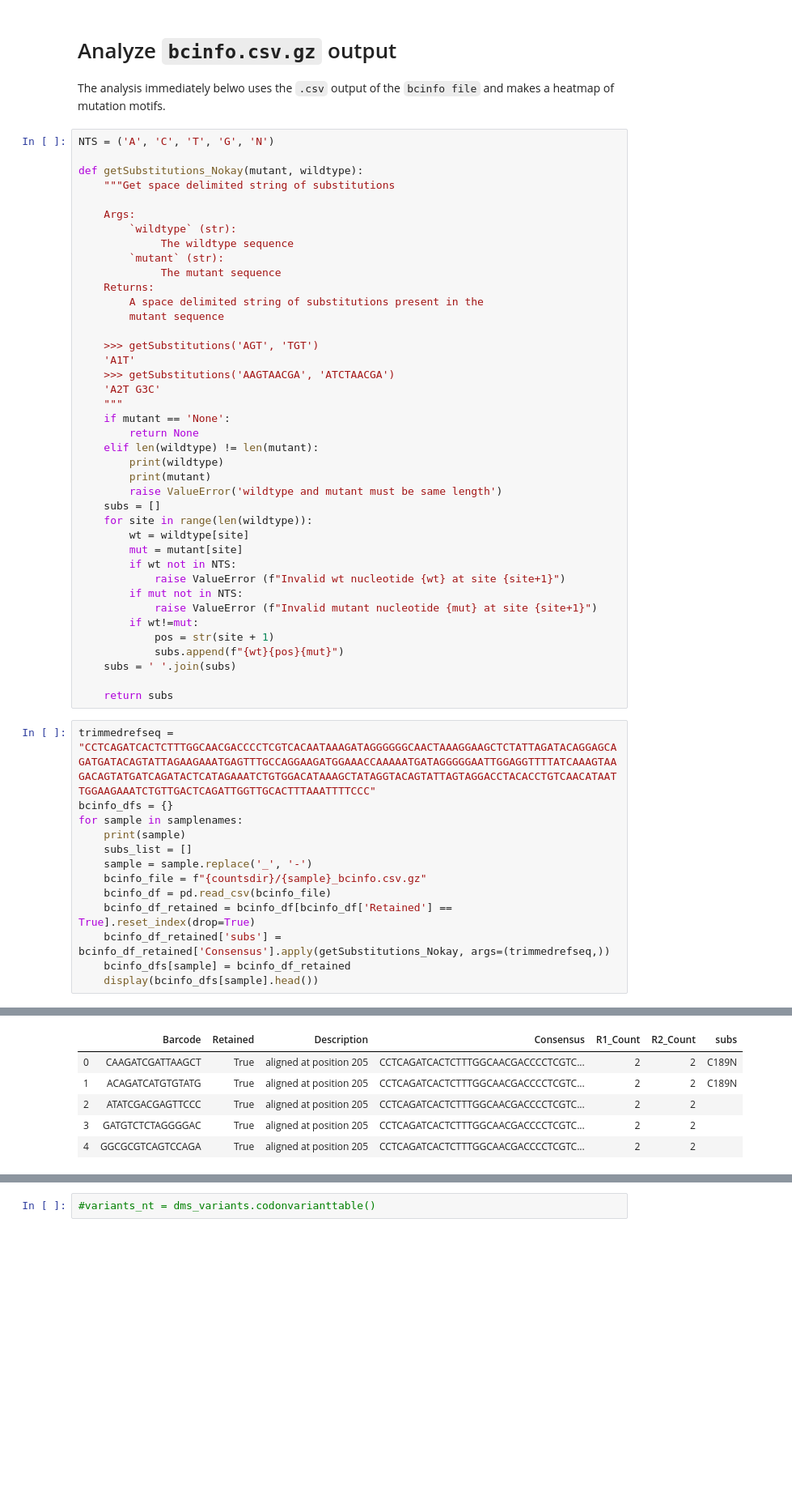
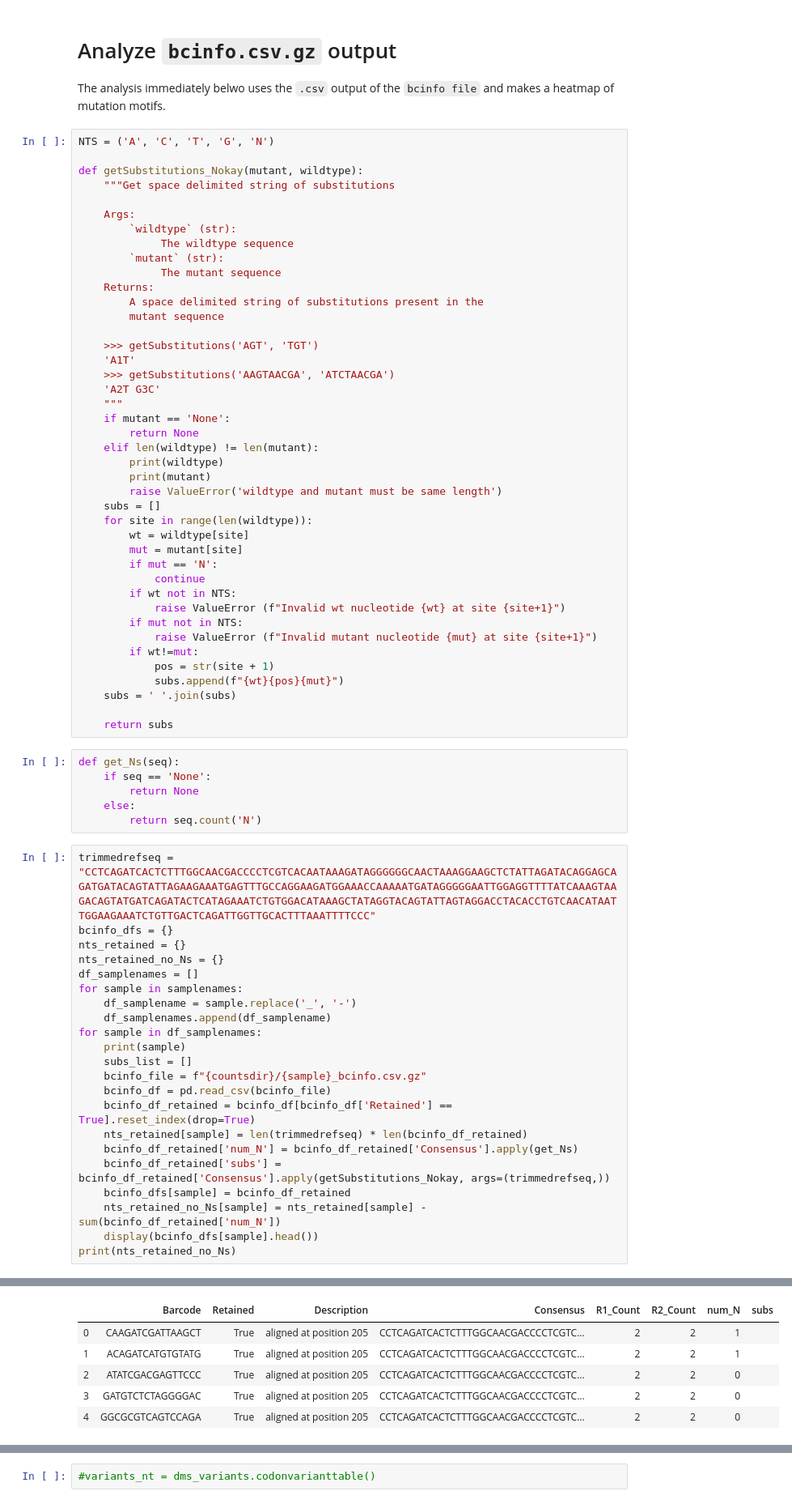
Before and after one commit to jbloomlab/SuperRestrictionFactor_Hypermutation, a Jupyter notebook: analysis_notebook.ipynb, the cells around one changed output, grey strips where cells are left out. Shown at 81% size. Drawn from its saved outputs; the diff is of its cells as text; blank space fills up the shorter version.

```diff
--- a/analysis_notebook.ipynb
+++ b/analysis_notebook.ipynb
@@ -334,6 +334,8 @@ def getSubstitutions_Nokay(mutant, wildtype):
     for site in range(len(wildtype)):
         wt = wildtype[site]
         mut = mutant[site]
+        if mut == 'N':
+            continue
         if wt not in NTS:
             raise ValueError (f"Invalid wt nucleotide {wt} at site {site+1}")
         if mut not in NTS:
@@ -344,4 +346,10 @@ def getSubstitutions_Nokay(mutant, wildtype):
     subs = ' '.join(subs)
 
     return subs
+# %%
+def get_Ns(seq):
+    if seq == 'None':
+        return None
+    else:
+        return seq.count('N')
 # %%
@@ -349,19 +357,28 @@ trimmedrefseq = "CCTCAGATCACTCTTTGGCAACGACCCCTCGTCACAATAAAGATAGGGGGGCAACTAAAGGAA
 bcinfo_dfs = {}
+nts_retained = {}
+nts_retained_no_Ns = {}
+df_samplenames = []
 for sample in samplenames:
+    df_samplename = sample.replace('_', '-')
+    df_samplenames.append(df_samplename)
+for sample in df_samplenames:
     print(sample)
     subs_list = []
-    sample = sample.replace('_', '-')
     bcinfo_file = f"{countsdir}/{sample}_bcinfo.csv.gz"
     bcinfo_df = pd.read_csv(bcinfo_file)
     bcinfo_df_retained = bcinfo_df[bcinfo_df['Retained'] == True].reset_index(drop=True)
+    nts_retained[sample] = len(trimmedrefseq) * len(bcinfo_df_retained)
+    bcinfo_df_retained['num_N'] = bcinfo_df_retained['Consensus'].apply(get_Ns)
     bcinfo_df_retained['subs'] = bcinfo_df_retained['Consensus'].apply(getSubstitutions_Nokay, args=(trimmedrefseq,))
     bcinfo_dfs[sample] = bcinfo_df_retained
+    nts_retained_no_Ns[sample] = nts_retained[sample] - sum(bcinfo_df_retained['num_N'])
     display(bcinfo_dfs[sample].head())
+print(nts_retained_no_Ns)
 # %% [output]
 PLASMIDCTRL
-|  | Barcode | Retained | Description | Consensus | R1_Count | R2_Count | subs |
-| 0 | CAAGATCGATTAAGCT | True | aligned at position 205 | CCTCAGATCACTCTTTGGCAACGACCCCTCGTC... | 2 | 2 | C189N |
-| 1 | ACAGATCATGTGTATG | True | aligned at position 205 | CCTCAGATCACTCTTTGGCAACGACCCCTCGTC... | 2 | 2 | C189N |
-| 2 | ATATCGACGAGTTCCC | True | aligned at position 205 | CCTCAGATCACTCTTTGGCAACGACCCCTCGTC... | 2 | 2 |  |
-| 3 | GATGTCTCTAGGGGAC | True | aligned at position 205 | CCTCAGATCACTCTTTGGCAACGACCCCTCGTC... | 2 | 2 |  |
-| 4 | GGCGCGTCAGTCCAGA | True | aligned at position 205 | CCTCAGATCACTCTTTGGCAACGACCCCTCGTC... | 2 | 2 |  |
+|  | Barcode | Retained | Description | Consensus | R1_Count | R2_Count | num_N | subs |
+| 0 | CAAGATCGATTAAGCT | True | aligned at position 205 | CCTCAGATCACTCTTTGGCAACGACCCCTCGTC... | 2 | 2 | 1 |  |
+| 1 | ACAGATCATGTGTATG | True | aligned at position 205 | CCTCAGATCACTCTTTGGCAACGACCCCTCGTC... | 2 | 2 | 1 |  |
+| 2 | ATATCGACGAGTTCCC | True | aligned at position 205 | CCTCAGATCACTCTTTGGCAACGACCCCTCGTC... | 2 | 2 | 0 |  |
+| 3 | GATGTCTCTAGGGGAC | True | aligned at position 205 | CCTCAGATCACTCTTTGGCAACGACCCCTCGTC... | 2 | 2 | 0 |  |
+| 4 | GGCGCGTCAGTCCAGA | True | aligned at position 205 | CCTCAGATCACTCTTTGGCAACGACCCCTCGTC... | 2 | 2 | 0 |  |
```
Also changed, not shown: parts of 3 cells of this notebook, 2 other files.
